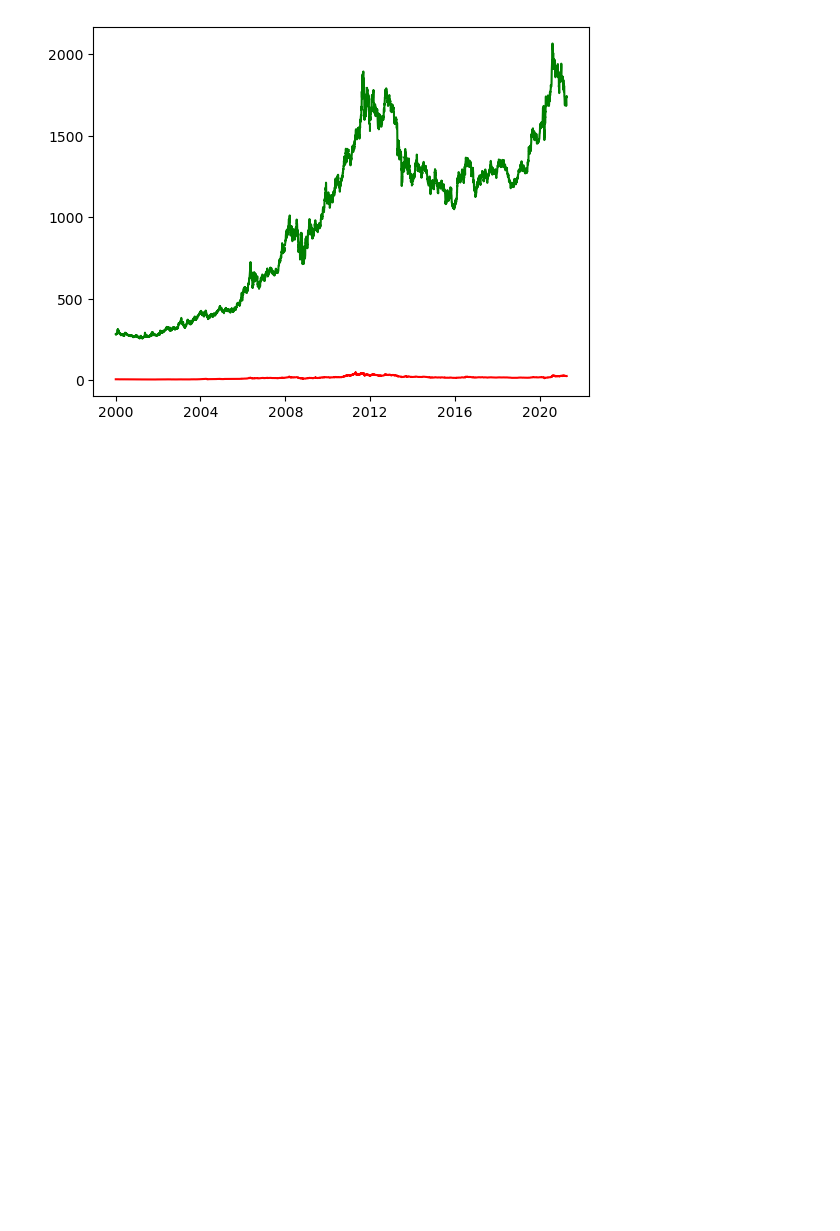
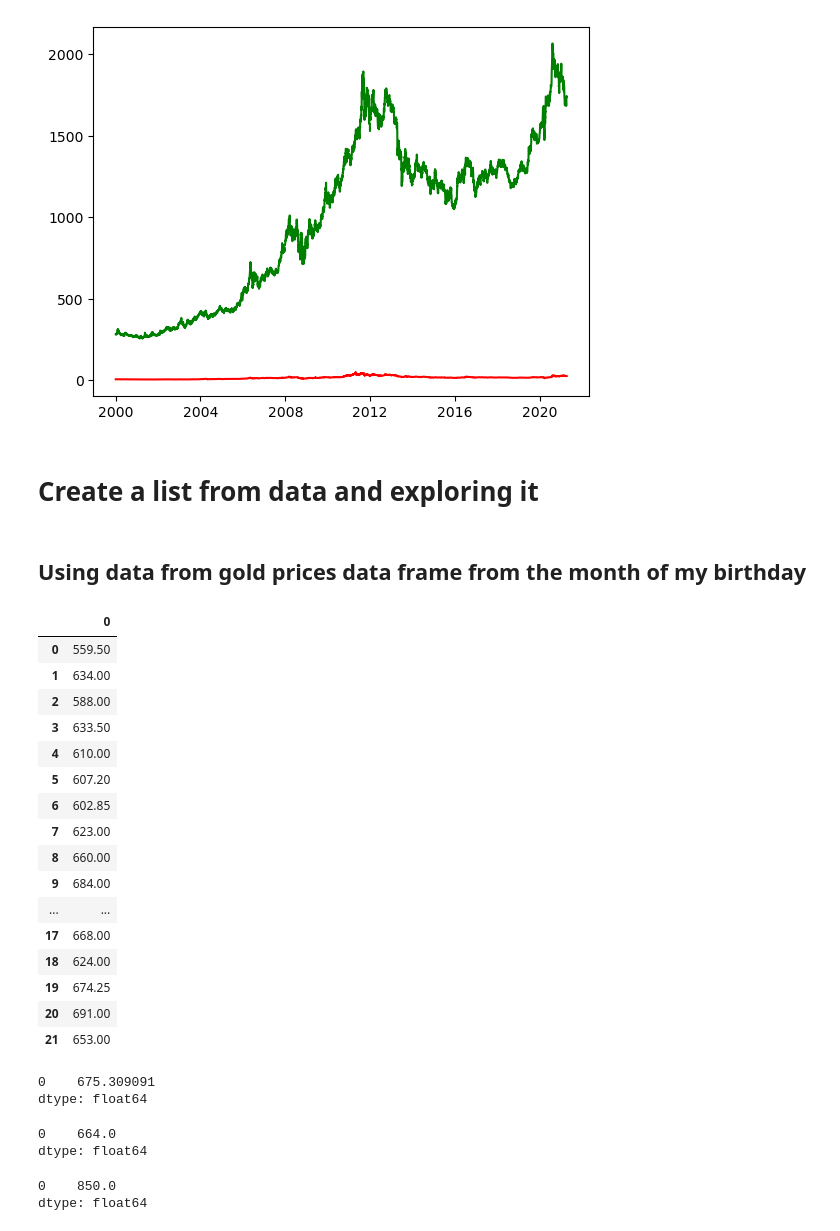
Before and after one commit to dspencer80/gold_silver, a Jupyter notebook: Gold VS Silver.ipynb, the cells around one changed output. Cells and saved outputs as stored; diff of their text form; code cells hidden in the pictures; blank space fills up the shorter version.

Commit message:
Creating lists and changing code

```diff
--- a/Gold VS Silver.ipynb
+++ b/Gold VS Silver.ipynb
@@ -157,3 +203,44 @@ plt.plot(silver, 'r')
 # %% [output]
 [<matplotlib.lines.Line2D at 0x...>]
 [figure]
+# %% [markdown]
+# Create a list from data and exploring it
+# %% [markdown]
+## Using data from gold prices data frame from the month of my birthday
+# %%
+lst = [559.50, 634.00, 588.00, 633.50, 610.00, 607.20, 602.85, 623.00, 660.00, 684.00, 760.00, 750.00, 835.00, 850.00, 737.50, 695.00, 717.00, 668.00, 624.00, 674.25, 691.00, 653.00]
+gold80 = pd.DataFrame(lst)
+gold80
+# %% [output]
+|  | 0 |
+| 0 | 559.50 |
+| 1 | 634.00 |
+| 2 | 588.00 |
+| 3 | 633.50 |
+| 4 | 610.00 |
+| 5 | 607.20 |
+| 6 | 602.85 |
+| 7 | 623.00 |
+| 8 | 660.00 |
+| 9 | 684.00 |
+| ... | ... |
+| 17 | 668.00 |
+| 18 | 624.00 |
+| 19 | 674.25 |
+| 20 | 691.00 |
+| 21 | 653.00 |
+# %%
+gold80.mean()
+# %% [output]
+0    675.309091
+dtype: float64
+# %%
+gold80.median()
+# %% [output]
+0    664.0
+dtype: float64
+# %%
+gold80.max()
+# %% [output]
+0    850.0
+dtype: float64
```
Also changed, not shown: parts of 16 cells of this notebook.
